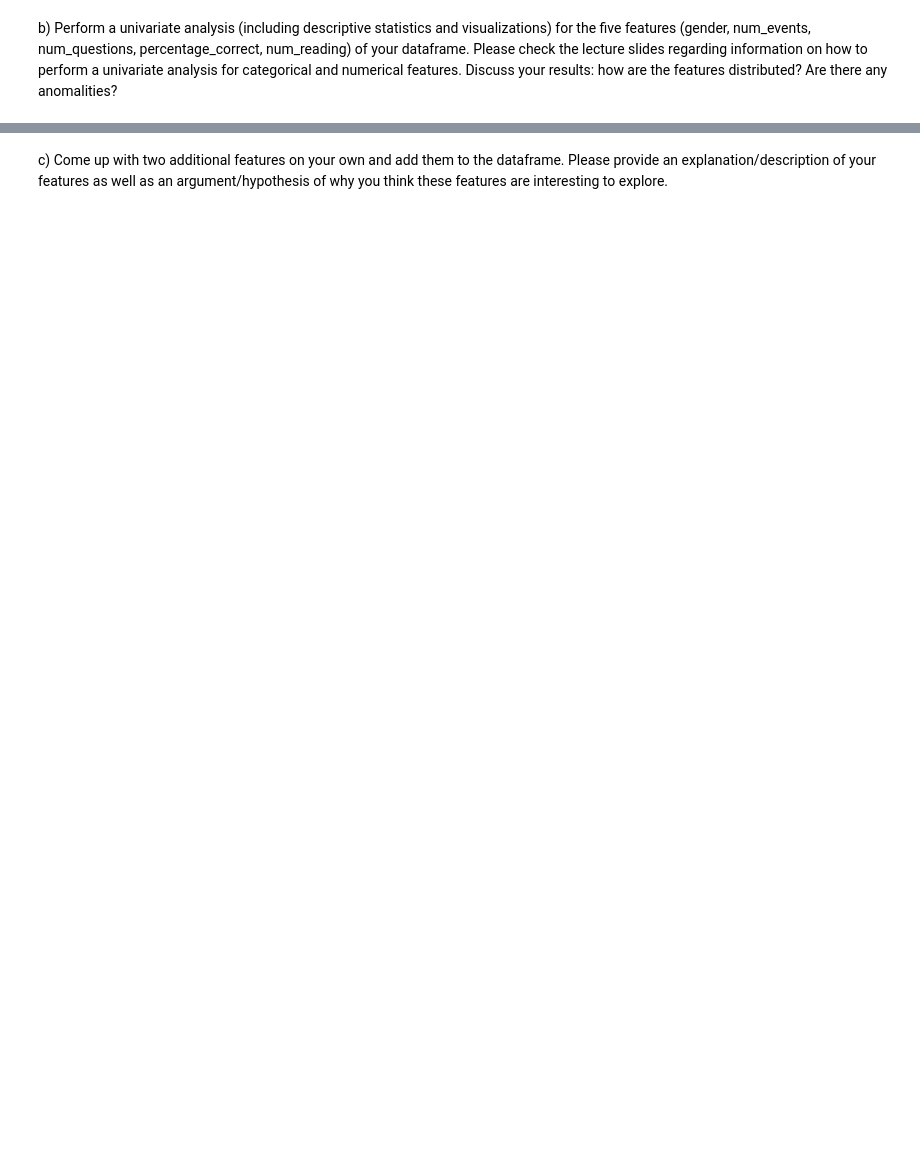
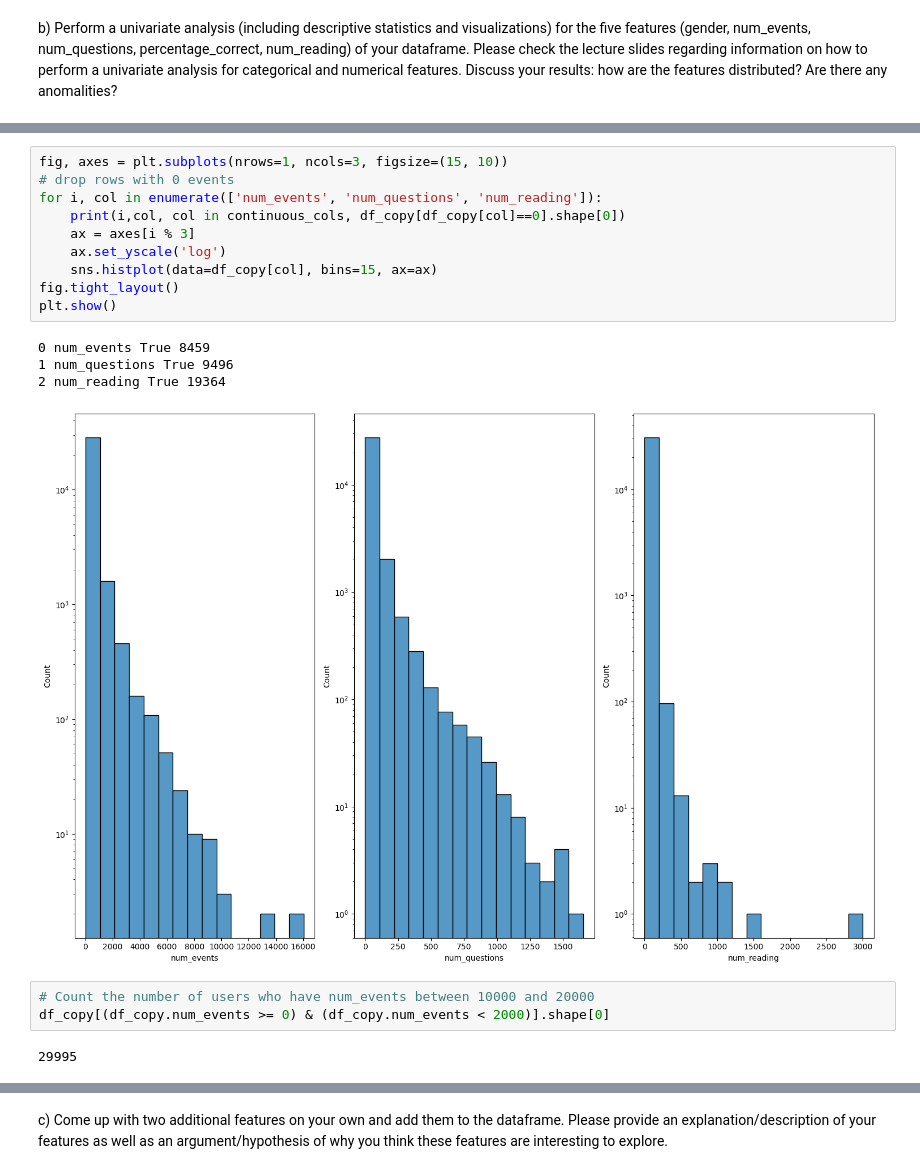
Before and after one commit to aybarsyazici/EPFL-CS421-MLBD, a Jupyter notebook: project/milestone-02/m2_lernnavi_sciper.ipynb, the cells around one changed output, grey strips where cells are left out. Saved outputs shown, nothing was run; the diff lists cells and outputs as text; blank space fills up the shorter version.

```diff
--- a/project/milestone-02/m2_lernnavi_sciper.ipynb
+++ b/project/milestone-02/m2_lernnavi_sciper.ipynb
@@ -230,0 +618,20 @@ b) Perform a univariate analysis (including descriptive statistics and visualiza
+# %%
+fig, axes = plt.subplots(nrows=1, ncols=3, figsize=(15, 10))
+# drop rows with 0 events
+for i, col in enumerate(['num_events', 'num_questions', 'num_reading']):
+    print(i,col, col in continuous_cols, df_copy[df_copy[col]==0].shape[0])
+    ax = axes[i % 3]
+    ax.set_yscale('log')
+    sns.histplot(data=df_copy[col], bins=15, ax=ax)
+fig.tight_layout()
+plt.show()
+# %% [output]
+0 num_events True 8459
+1 num_questions True 9496
+2 num_reading True 19364
+[figure, added]
+# %%
+# Count the number of users who have num_events between 10000 and 20000
+df_copy[(df_copy.num_events >= 0) & (df_copy.num_events < 2000)].shape[0]
+# %% [output]
+29995
```
Also changed, not shown: parts of 89 cells of this notebook, 1 other file.
